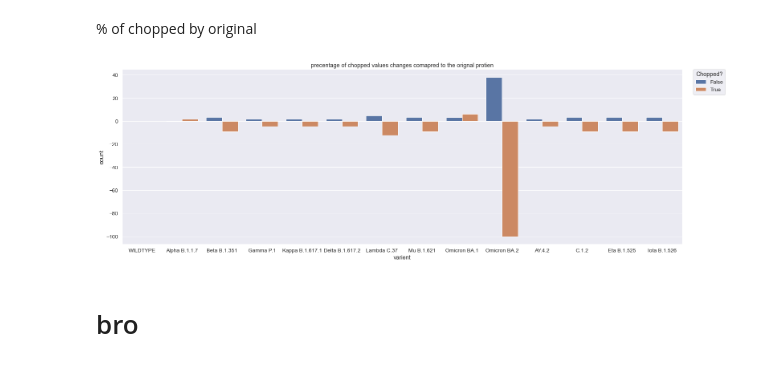
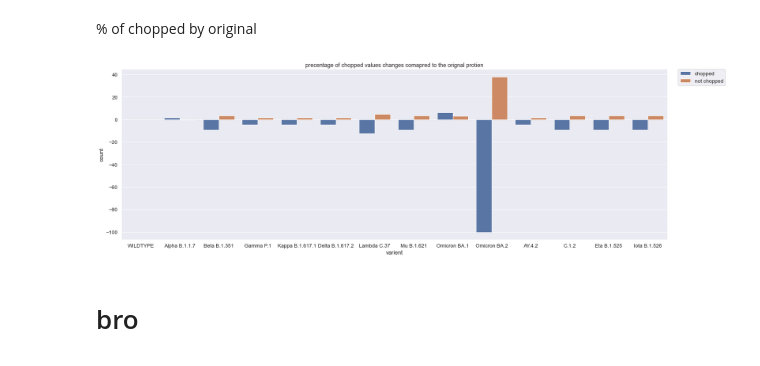
Before and after one commit to itaybroder/mutation_pipline, a Jupyter notebook: analysis/main.ipynb, the cells around one changed output. Cells and saved outputs as stored; diff of their text form; code cells hidden in the pictures.

```diff
--- a/analysis/main.ipynb
+++ b/analysis/main.ipynb
@@ -86,8 +86,8 @@ print(varient_chopped_counter)
 cols = ["varient", "Chopped?","count" ]
 rows = []
 for var in varient_chopped_counter:
-    rows.append([var, True, varient_chopped_counter[var]["chopped"]])
-    rows.append([var, False, varient_chopped_counter[var]["not chopped"]])
+    rows.append([var, "chopped", varient_chopped_counter[var]["chopped"]])
+    rows.append([var, "not chopped", varient_chopped_counter[var]["not chopped"]])
 chopped_counter_df = pd.DataFrame(rows, columns=cols)
 # %% [markdown]
 % of chopped by original
@@ -101,20 +101,20 @@ original_not_chopped_counter = varient_chopped_counter["WILDTYPE"]["not chopped"
 for var in varient_chopped_counter:
     chopped_counter = varient_chopped_counter[var]["chopped"]
     not_chopped_counter = varient_chopped_counter[var]["not chopped"]
-    rows.append([var, True, 100*(chopped_counter/original_chopped_counter)-100])
-    rows.append([var, False,100*not_chopped_counter/original_not_chopped_counter-100])
+    rows.append([var, "chopped", 100*(chopped_counter/original_chopped_counter)-100])
+    rows.append([var, "not chopped",100*not_chopped_counter/original_not_chopped_counter-100])
 chopped_counter_df = pd.DataFrame(rows, columns=cols)
 # %%
 sns.set_theme(style="whitegrid")
 sns.set(rc = {'figure.figsize':(25,8)})
 sns.set(font_scale = 1.2)
 ax = sns.barplot(x="varient", y="count", hue="Chopped?", data=chopped_counter_df)
 
 ax.set_title('precentage of chopped values changes comapred to the orignal protien')
-plt.legend(bbox_to_anchor=(1.02, 1), loc='upper left', borderaxespad=0, title="Chopped?")
+plt.legend(bbox_to_anchor=(1.02, 1), loc='upper left', borderaxespad=0)
 plt.savefig("plots/chopped-varient.png", dpi=500, bbox_inches='tight')
 # %% [output]
-[figure, old version]
+[figure, new version]
 # %% [markdown]
 # bro
 # %%
```
Also changed, not shown: parts of 18 cells of this notebook, 5 other files.
